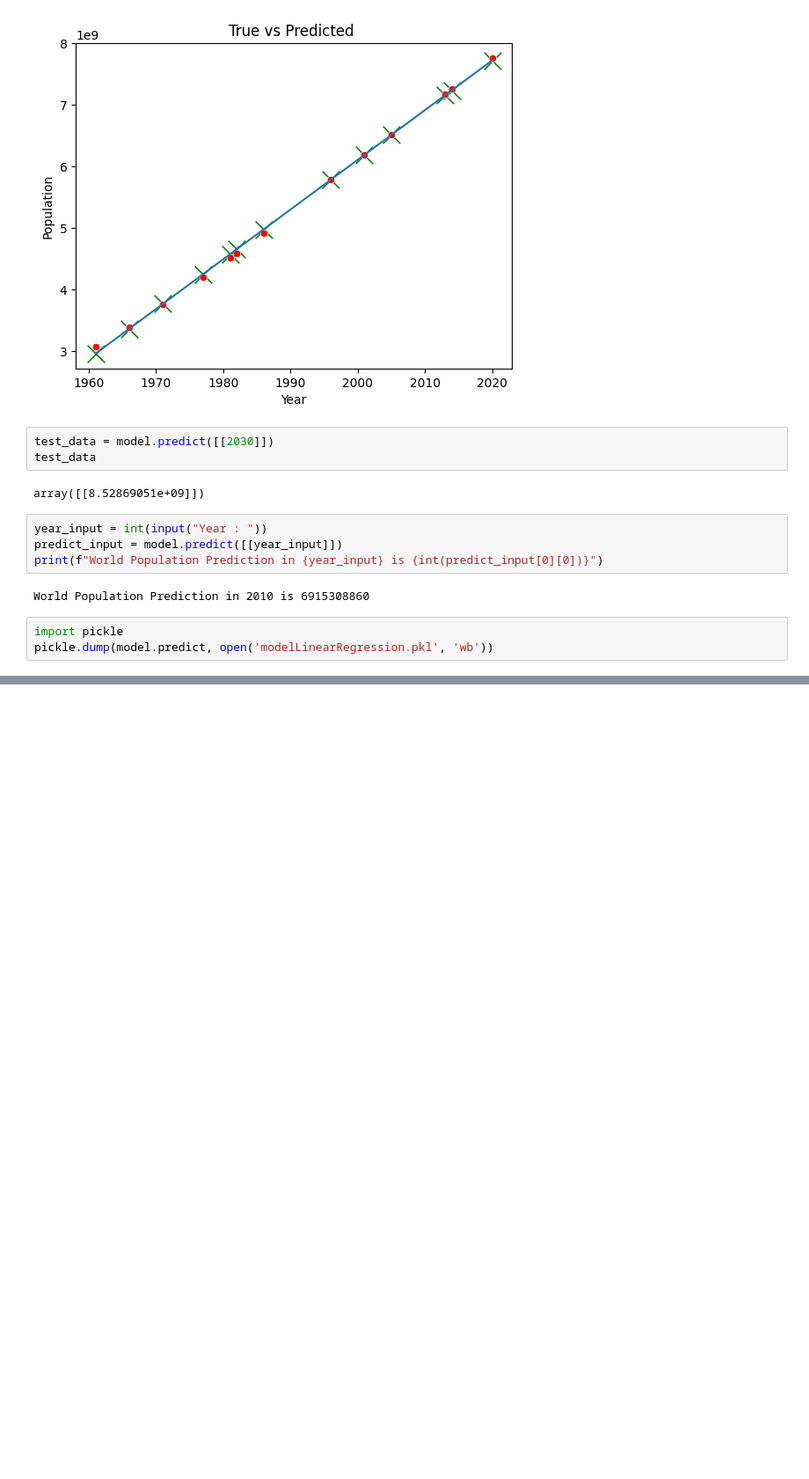
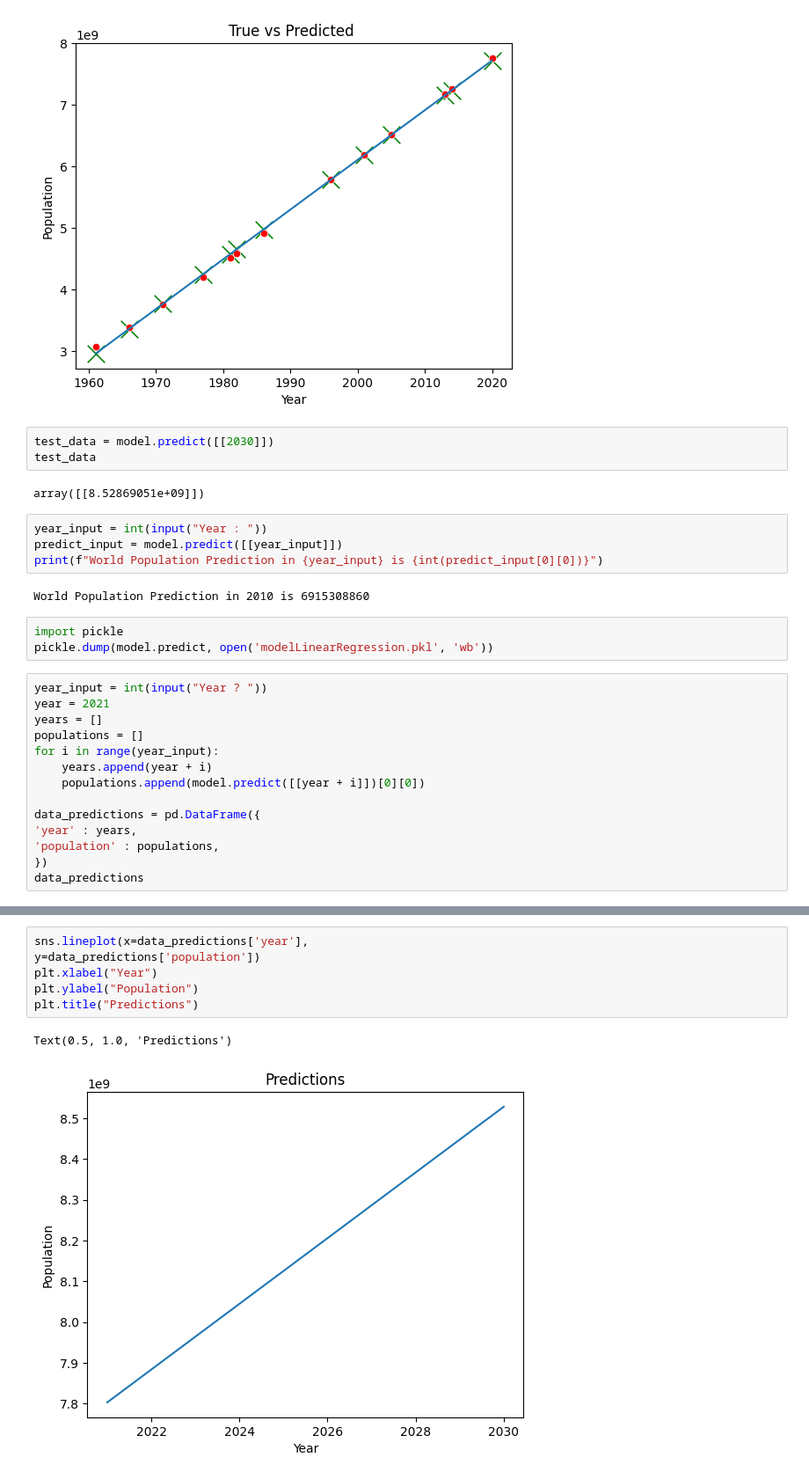
Before and after one commit to 9tw/population-prediction, a Jupyter notebook: main.ipynb, the cells around one changed output, grey strips where cells are left out. Shown: that part at 88% size. Saved outputs shown, nothing was run; the diff lists cells and outputs as text; blank space fills up the shorter version.

Commit message:
prediction with loop

```diff
--- a/main.ipynb
+++ b/main.ipynb
@@ -150,3 +150,17 @@ World Population Prediction in 2010 is 6915308860
 # %%
 import pickle
 pickle.dump(model.predict, open('modelLinearRegression.pkl', 'wb'))
+# %%
+year_input = int(input("Year ? "))
+year = 2021
+years = []
+populations = []
+for i in range(year_input):
+    years.append(year + i)
+    populations.append(model.predict([[year + i]])[0][0])
+
+data_predictions = pd.DataFrame({
+'year' : years,
+'population' : populations,
+})
+data_predictions
@@ -152,0 +179,9 @@ pickle.dump(model.predict, open('modelLinearRegression.pkl', 'wb'))
+# %%
+sns.lineplot(x=data_predictions['year'],
+y=data_predictions['population'])
+plt.xlabel("Year")
+plt.ylabel("Population")
+plt.title("Predictions")
+# %% [output]
+Text(0.5, 1.0, 'Predictions')
+[figure, added]
```
Also changed, not shown: parts of 1 cell of this notebook.
